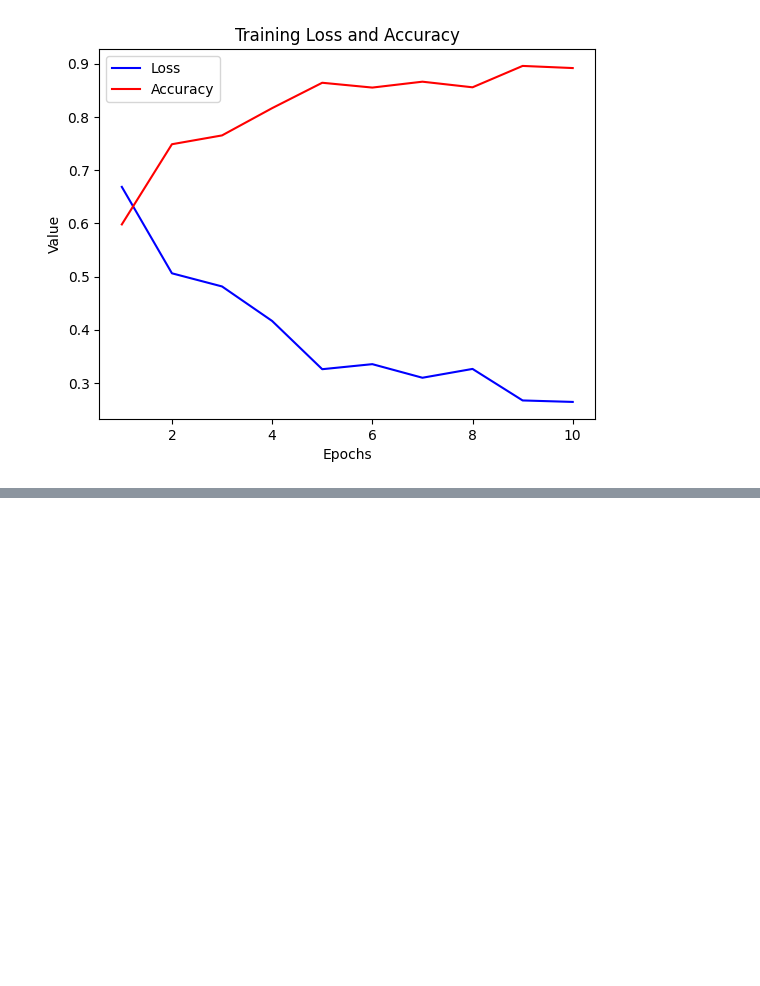
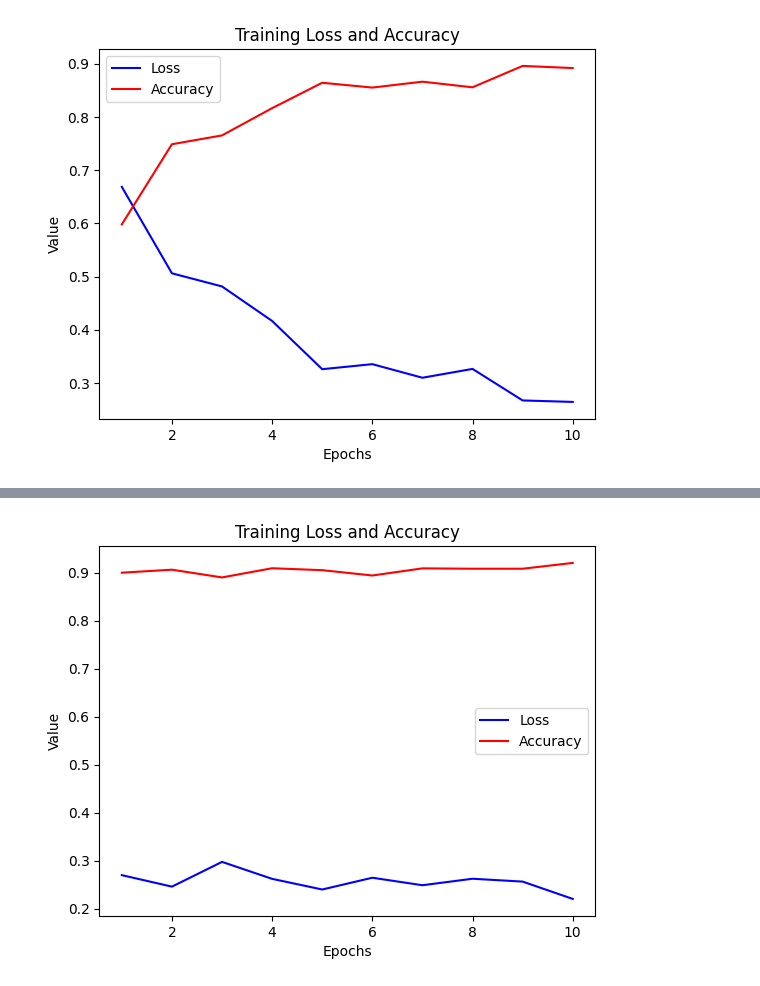
Before and after one commit to Da4kek/Plant-disease-Detection, a Jupyter notebook: model.ipynb, the cells around one changed output, grey strips where cells are left out. Cells and saved outputs as stored; diff of their text form; code cells hidden in the pictures; blank space fills up the shorter version.

Commit message:
cnn_fuzzy complete

```diff
--- a/model.ipynb
+++ b/model.ipynb
@@ -53,0 +65,7 @@ model.save_model("models/cnn_model.h5")
+# %%
+from cnn_fuzzy import CNN
+train_dir = "dataset/dataset/train"
+test_dir = "dataset/dataset/test"
+model = CNN(train_dir=train_dir, test_dir=test_dir)
+# %%
+history = model.train(10)
@@ -53,0 +90,15 @@ model.save_model("models/cnn_model.h5")
+# %%
+loss = history.history['loss']
+accuracy = history.history['accuracy']
+
+epochs = range(1, len(loss) + 1)
+
+plt.plot(epochs, loss, 'b', label='Loss')
+plt.plot(epochs, accuracy, 'r', label='Accuracy')
+plt.title('Training Loss and Accuracy')
+plt.xlabel('Epochs')
+plt.ylabel('Value')
+plt.legend()
+plt.show()
+# %% [output]
+[figure, added]
```
Also changed, not shown: parts of 4 cells of this notebook, 2 other files.
